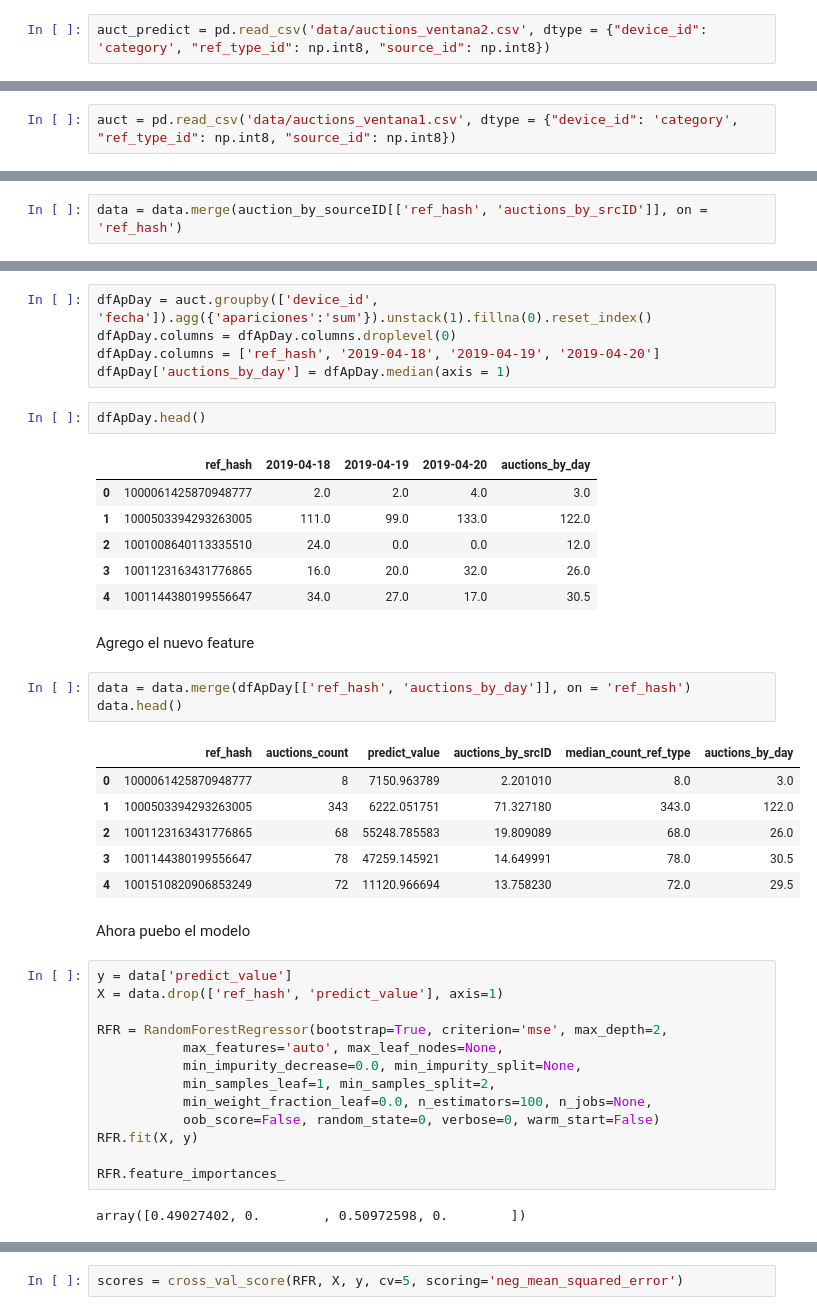
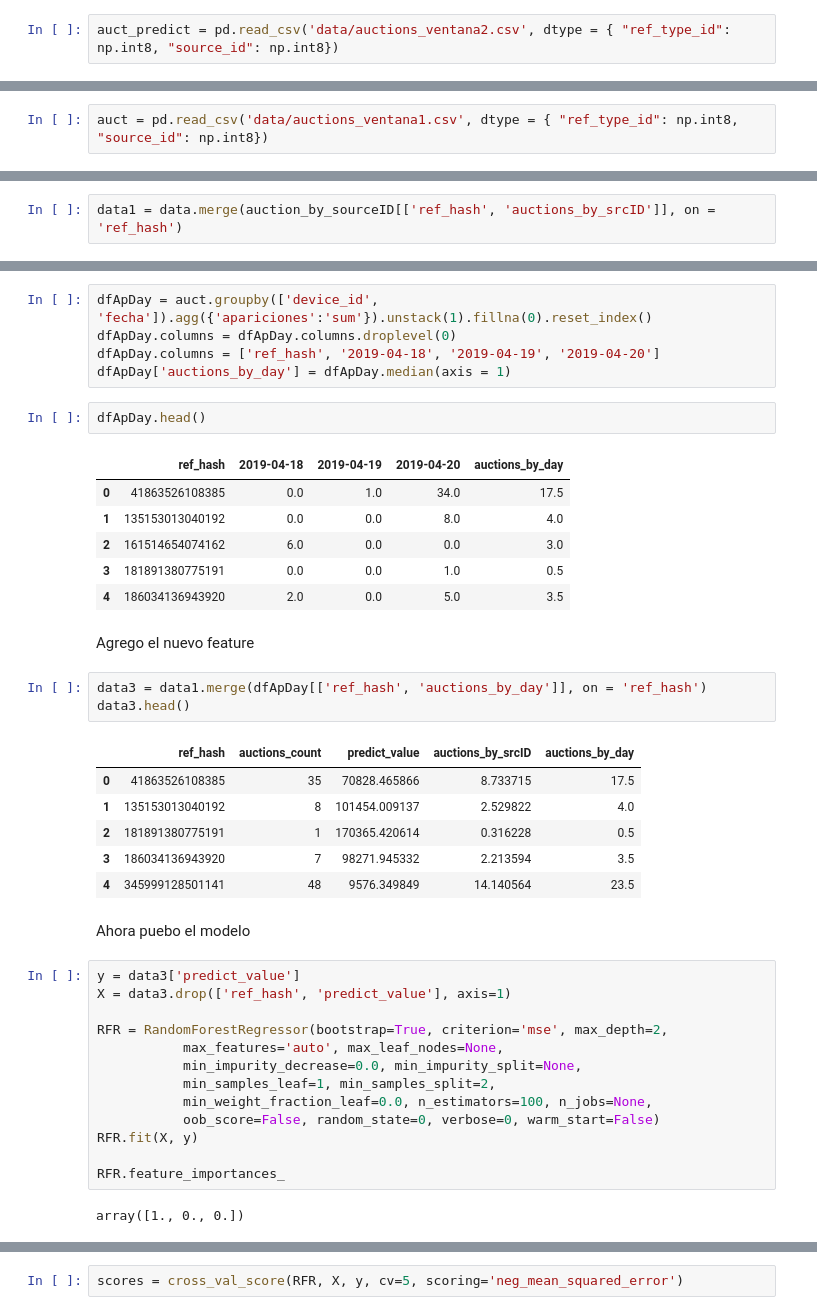
Before and after one commit to EscobarMariaSol/Organizacion-de-datos, a Jupyter notebook: TP2/TP2.ipynb, the cells around one changed output, grey strips where cells are left out. Drawn from its saved outputs; the diff is of its cells as text.

```diff
--- a/TP2/TP2.ipynb
+++ b/TP2/TP2.ipynb
@@ -42,7 +51,7 @@ target.head()
 
 La idea es determinar el tiempo que transcurrió entre cada aparición de un dispositivo en una subasta, para luego tomar el tiempo mínimo de aparición de un dispositivo en una subasta y de acuerdo a eso predecir utilizando los features de la ventana anterior.
 # %%
-auct_predict = pd.read_csv('data/auctions_ventana2.csv', dtype = {"device_id": 'category', "ref_type_id": np.int8, "source_id": np.int8})
+auct_predict = pd.read_csv('data/auctions_ventana2.csv', dtype = { "ref_type_id": np.int8, "source_id": np.int8})
 # %%
 auct_predict['date'] = pd.to_datetime(auct_predict['date'])
 auct_predict['date_inicial'] = dt.datetime(2019,4, 19)
@@ -71,7 +80,7 @@ auction_time.head()
 # %% [markdown]
 # Analizo los datos de la primer ventana
 # %%
-auct = pd.read_csv('data/auctions_ventana1.csv', dtype = {"device_id": 'category', "ref_type_id": np.int8, "source_id": np.int8})
+auct = pd.read_csv('data/auctions_ventana1.csv', dtype = { "ref_type_id": np.int8, "source_id": np.int8})
 # %%
 auct.dtypes
 # %% [output]
@@ -194,5 +228,5 @@ auction_by_sourceID.head()
 # %% [markdown]
 Agrego el nuevo feature a los datos
 # %%
-data = data.merge(auction_by_sourceID[['ref_hash', 'auctions_by_srcID']], on = 'ref_hash')
+data1 = data.merge(auction_by_sourceID[['ref_hash', 'auctions_by_srcID']], on = 'ref_hash')
 # %%
@@ -344,28 +424,28 @@ dfApDay['auctions_by_day'] = dfApDay.median(axis = 1)
 dfApDay.head()
 # %% [output]
 |  | ref_hash | 2019-04-18 | 2019-04-19 | 2019-04-20 | auctions_by_day |
-| 0 | 1000061425870948777 | 2.0 | 2.0 | 4.0 | 3.0 |
-| 1 | 1000503394293263005 | 111.0 | 99.0 | 133.0 | 122.0 |
-| 2 | 1001008640113335510 | 24.0 | 0.0 | 0.0 | 12.0 |
-| 3 | 1001123163431776865 | 16.0 | 20.0 | 32.0 | 26.0 |
-| 4 | 1001144380199556647 | 34.0 | 27.0 | 17.0 | 30.5 |
+| 0 | 41863526108385 | 0.0 | 1.0 | 34.0 | 17.5 |
+| 1 | 135153013040192 | 0.0 | 0.0 | 8.0 | 4.0 |
+| 2 | 161514654074162 | 6.0 | 0.0 | 0.0 | 3.0 |
+| 3 | 181891380775191 | 0.0 | 0.0 | 1.0 | 0.5 |
+| 4 | 186034136943920 | 2.0 | 0.0 | 5.0 | 3.5 |
 # %% [markdown]
 Agrego el nuevo feature
 # %%
-data = data.merge(dfApDay[['ref_hash', 'auctions_by_day']], on = 'ref_hash')
-data.head()
+data3 = data1.merge(dfApDay[['ref_hash', 'auctions_by_day']], on = 'ref_hash')
+data3.head()
 # %% [output]
-|  | ref_hash | auctions_count | predict_value | auctions_by_srcID | median_count_ref_type | auctions_by_day |
-| 0 | 1000061425870948777 | 8 | 7150.963789 | 2.201010 | 8.0 | 3.0 |
-| 1 | 1000503394293263005 | 343 | 6222.051751 | 71.327180 | 343.0 | 122.0 |
-| 2 | 1001123163431776865 | 68 | 55248.785583 | 19.809089 | 68.0 | 26.0 |
-| 3 | 1001144380199556647 | 78 | 47259.145921 | 14.649991 | 78.0 | 30.5 |
-| 4 | 1001510820906853249 | 72 | 11120.966694 | 13.758230 | 72.0 | 29.5 |
+|  | ref_hash | auctions_count | predict_value | auctions_by_srcID | auctions_by_day |
+| 0 | 41863526108385 | 35 | 70828.465866 | 8.733715 | 17.5 |
+| 1 | 135153013040192 | 8 | 101454.009137 | 2.529822 | 4.0 |
+| 2 | 181891380775191 | 1 | 170365.420614 | 0.316228 | 0.5 |
+| 3 | 186034136943920 | 7 | 98271.945332 | 2.213594 | 3.5 |
+| 4 | 345999128501141 | 48 | 9576.349849 | 14.140564 | 23.5 |
 # %% [markdown]
 Ahora puebo el modelo
 # %%
-y = data['predict_value']
-X = data.drop(['ref_hash', 'predict_value'], axis=1)
+y = data3['predict_value']
+X = data3.drop(['ref_hash', 'predict_value'], axis=1)
 
 RFR = RandomForestRegressor(bootstrap=True, criterion='mse', max_depth=2,
            max_features='auto', max_leaf_nodes=None,
@@ -377,7 +457,7 @@ RFR.fit(X, y)
 
 RFR.feature_importances_
 # %% [output]
-array([0.49027402, 0.        , 0.50972598, 0.        ])
+array([1., 0., 0.])
 # %%
 cross_val_predict(RFR, X, y, cv=10)
 # %% [output]
```
Also changed, not shown: parts of 148 cells of this notebook, 1 other file.
